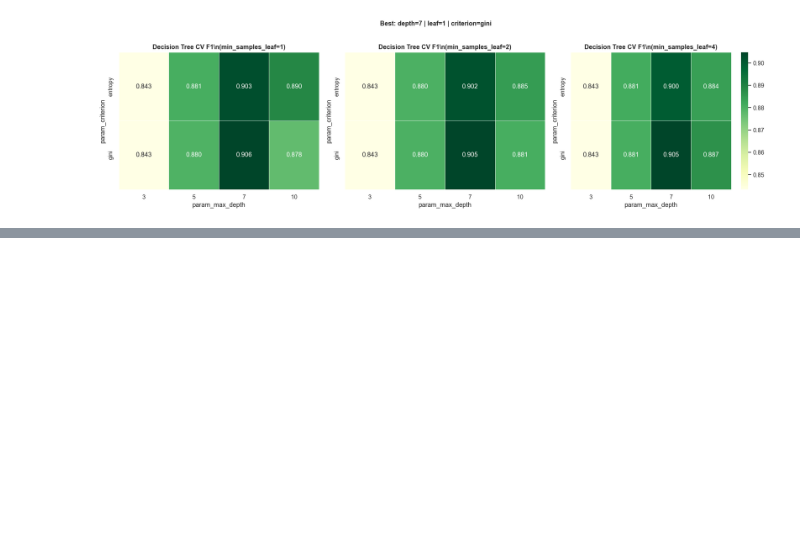
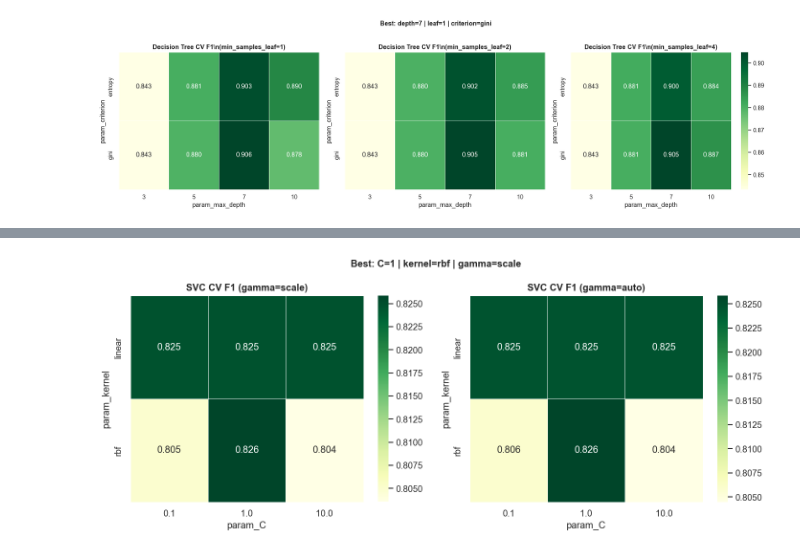
Before and after one commit to afeefanver/Osteoporosis-Risk-Prediction, a Jupyter notebook: Model Train(Oesto_V2).ipynb, the cells around one changed output, grey strips where cells are left out. Cells and saved outputs as stored; diff of their text form; code cells hidden in the pictures; blank space fills up the shorter version.

```diff
--- a/Model Train(Oesto_V2).ipynb
+++ b/Model Train(Oesto_V2).ipynb
@@ -431,0 +451,34 @@ plt.show()
+# %%
+# SVC: C vs kernel
+res = pd.DataFrame(grid_objects['SVC'].cv_results_)
+
+# Check if gamma was part of the grid
+has_gamma = 'param_gamma' in res.columns
+
+if has_gamma:
+    fig, axes = plt.subplots(1, 2, figsize=(12, 5))
+    for ax, gamma in zip(axes, ['scale', 'auto']):
+        subset = res[res['param_gamma'] == gamma]
+        pivot  = subset.pivot_table(index='param_kernel', columns='param_C',
+                                    values='mean_test_score', aggfunc='mean')
+        sns.heatmap(pivot, annot=True, fmt='.3f', cmap='YlGn', ax=ax, linewidths=0.5)
+        ax.set_title(f'SVC CV F1 (gamma={gamma})', fontweight='bold')
+    best = trained_models['SVC']['best_params']
+    fig.suptitle(f'Best: C={best["C"]} | kernel={best["kernel"]} | gamma={best["gamma"]}',
+                 fontsize=12, fontweight='bold')
+
+else:
+    # No gamma in grid — just plot C vs kernel
+    fig, ax = plt.subplots(figsize=(8, 5))
+    pivot = res.pivot_table(index='param_kernel', columns='param_C',
+                            values='mean_test_score', aggfunc='mean')
+    sns.heatmap(pivot, annot=True, fmt='.3f', cmap='YlGn', ax=ax, linewidths=0.5)
+    best = trained_models['SVC']['best_params']
+    ax.set_title(f'SVC CV F1 — Best: C={best["C"]} | kernel={best["kernel"]}',
+                 fontsize=12, fontweight='bold')
+
+plt.tight_layout()
+plt.savefig('plot/19_svc_heatmap.png', bbox_inches='tight')
+plt.show()
+# %% [output]
+[figure, added]
```
Also changed, not shown: parts of 4 cells of this notebook.
